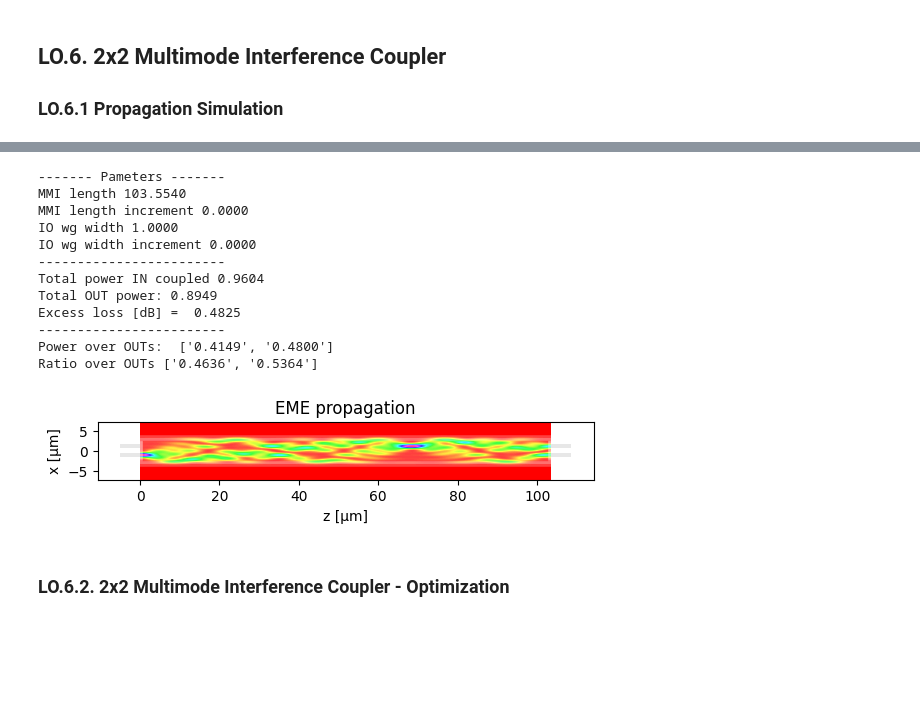
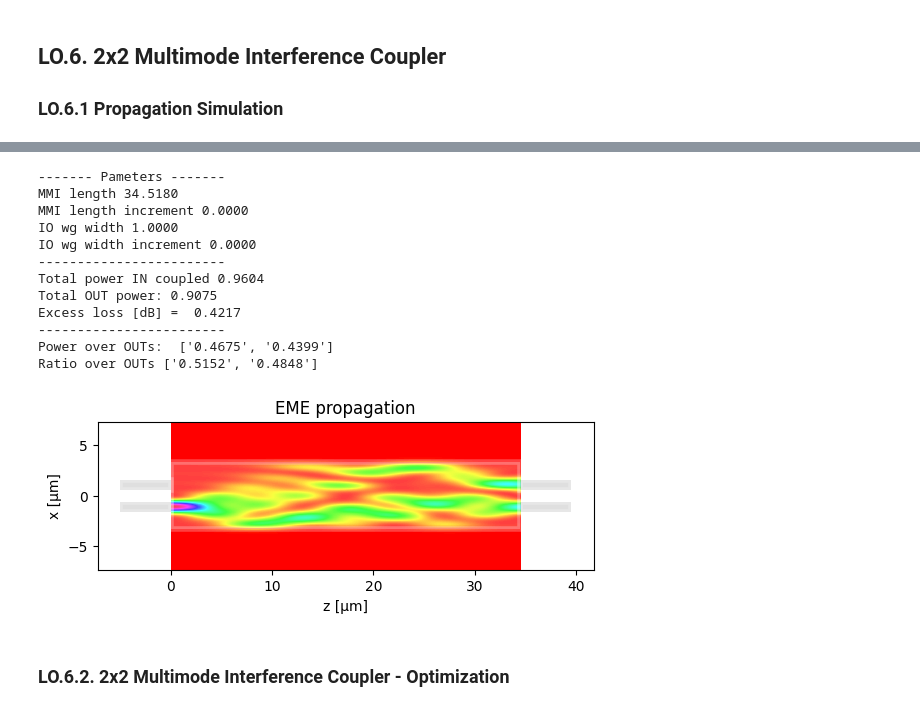
Before and after one commit to lorenagomezdiego/cifoin-lab2, a Jupyter notebook: COUPLERS_Student.ipynb, the cells around one changed output, grey strips where cells are left out. Drawn from its saved outputs; the diff is of its cells as text; code cells hidden in the pictures; blank space fills up the shorter version.

```diff
--- a/COUPLERS_Student.ipynb
+++ b/COUPLERS_Student.ipynb
@@ -617,38 +607,38 @@ L_pi =  69.03598607257234  µm
 # %%
 # IMPORTANT!!!
 # # If you DON'T change neither the MMI width
 # nor input/output waveguide widths
 # YOU CAN RUN the lines below as many times as you wish
 # (SAVES TIME)
 
 # 3) Configure MMI
 # # MMI I/O number (check class slides for type of MMI)
 m.n_IN =  2 # INTERFERENCIA PAREADA
 m.n_OUT = 2 # DOS ENTRADAS DOS SALIDAS
 
 # MMI I/O waveguide positions (check class slides for type of MMI)
 m.IN_WVG_positions = mmi_Width*np.array([-1/6,1/6]) # ANCHO DEL MMI ENTRE 6 POR LO ESPECIFICADO EN LA TABLA
-m.OUT_WVG_positions = mmi_Width*np.array([-1/6,1/6]) # STUDENT
+m.OUT_WVG_positions = mmi_Width*np.array([-1/6,1/6])
 
 # MMI length (check class slides for type of MMI)
-m.L_MMI = (3/2)*L_pi #WE DIVIDE lPI INTO 2 BECAUSE OF THE TABLE, 2 FOLD IMAGE DISTANCE
+m.L_MMI = (1/2)*L_pi #WE DIVIDE lPI INTO 2 BECAUSE OF THE TABLE, 2 FOLD IMAGE DISTANCE
 
 # Run propagation
 m.propagation()
 # %% [output]
 ------- Pameters -------
-MMI length 103.5540
+MMI length 34.5180
 MMI length increment 0.0000
 IO wg width 1.0000
 IO wg width increment 0.0000
 ------------------------
 Total power IN coupled 0.9604
-Total OUT power: 0.8949
-Excess loss [dB] =  0.4825
+Total OUT power: 0.9075
+Excess loss [dB] =  0.4217
 ------------------------
-Power over OUTs:  ['0.4149', '0.4800']
-Ratio over OUTs ['0.4636', '0.5364']
+Power over OUTs:  ['0.4675', '0.4399']
+Ratio over OUTs ['0.5152', '0.4848']
-[figure, old version]
+[figure, new version]
 # %% [markdown]
 ### LO.6.2. 2x2 Multimode Interference Coupler - Optimization
 # %%
```
Also changed, not shown: parts of 13 cells of this notebook.
